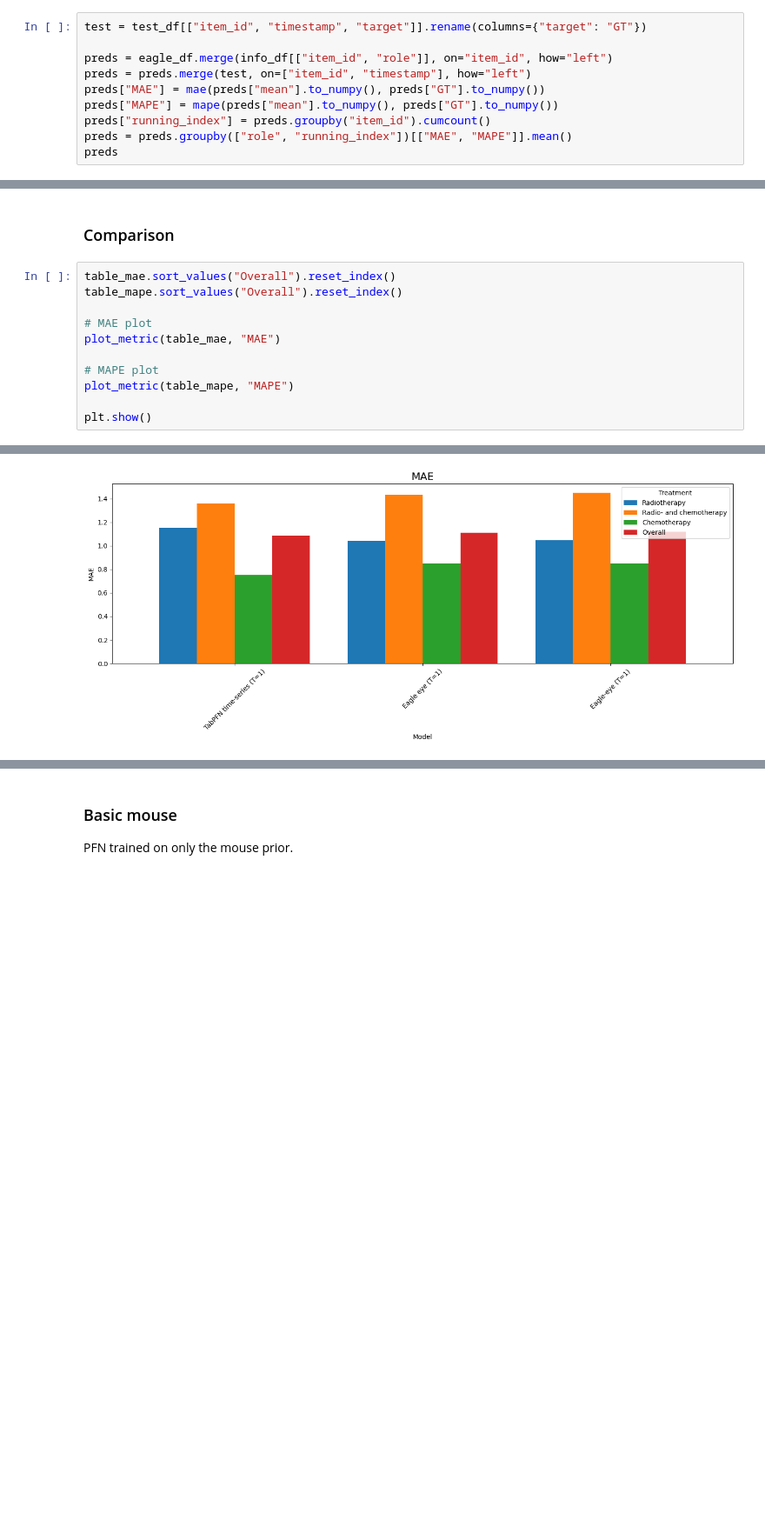
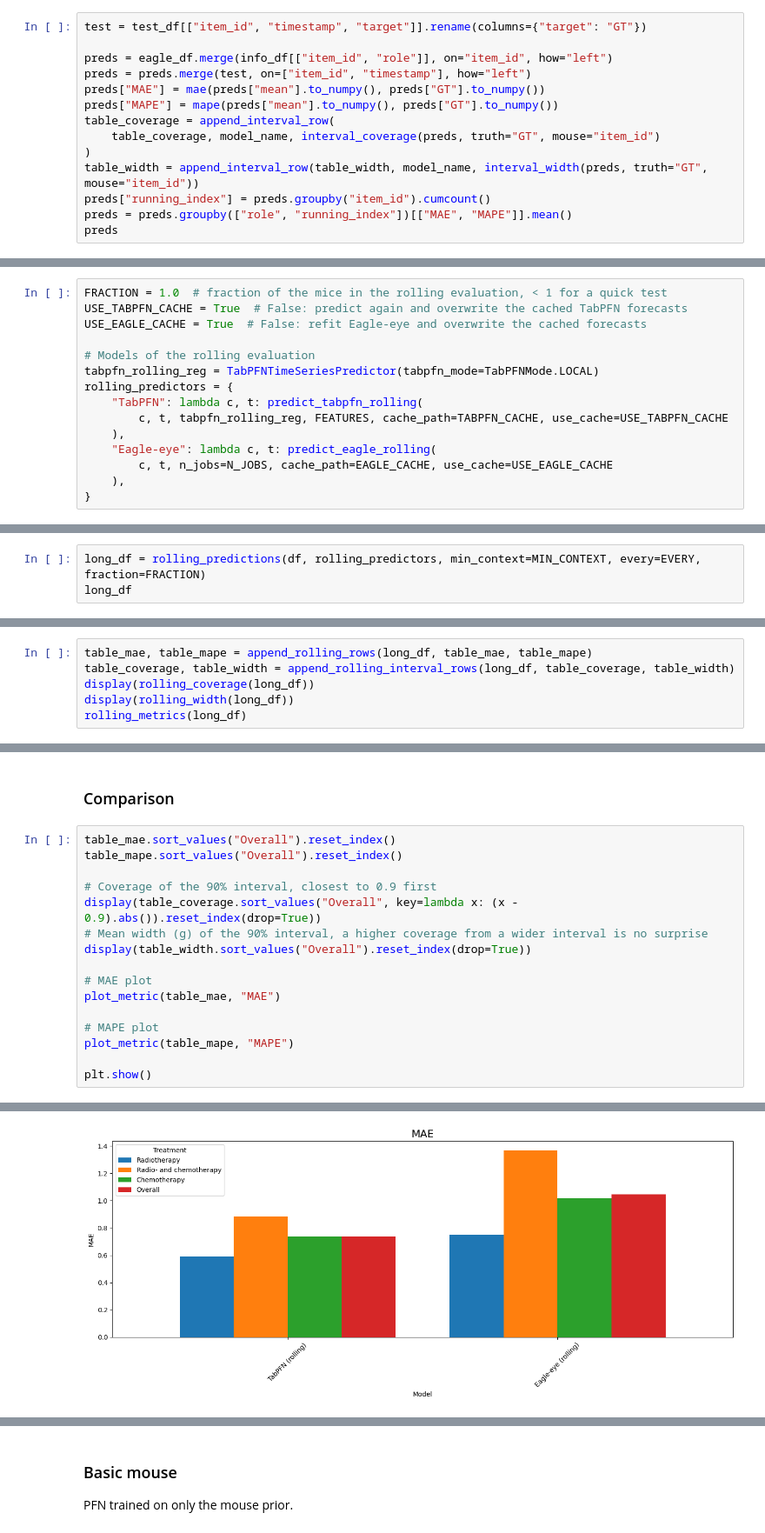
Before and after one commit to UKEIAM/TFM-mouse, a Jupyter notebook: notebooks/mouse.ipynb, the cells around one changed output, grey strips where cells are left out. Shown at 87% size. Cells and saved outputs as stored; diff of their text form; blank space fills up the shorter version.

Commit message:
Added rolling evaluation, i.e. evaluation over the complete life of the mice.

```diff
--- a/notebooks/mouse.ipynb
+++ b/notebooks/mouse.ipynb
@@ -297,6 +255,10 @@ preds = eagle_df.merge(info_df[["item_id", "role"]], on="item_id", how="left")
 preds = preds.merge(test, on=["item_id", "timestamp"], how="left")
 preds["MAE"] = mae(preds["mean"].to_numpy(), preds["GT"].to_numpy())
 preds["MAPE"] = mape(preds["mean"].to_numpy(), preds["GT"].to_numpy())
+table_coverage = append_interval_row(
+    table_coverage, model_name, interval_coverage(preds, truth="GT", mouse="item_id")
+)
+table_width = append_interval_row(table_width, model_name, interval_width(preds, truth="GT", mouse="item_id"))
 preds["running_index"] = preds.groupby("item_id").cumcount()
 preds = preds.groupby(["role", "running_index"])[["MAE", "MAPE"]].mean()
 preds
@@ -358,0 +318,15 @@ plt.show()
+# %%
+FRACTION = 1.0  # fraction of the mice in the rolling evaluation, < 1 for a quick test
+USE_TABPFN_CACHE = True  # False: predict again and overwrite the cached TabPFN forecasts
+USE_EAGLE_CACHE = True  # False: refit Eagle-eye and overwrite the cached forecasts
+
+# Models of the rolling evaluation
+tabpfn_rolling_reg = TabPFNTimeSeriesPredictor(tabpfn_mode=TabPFNMode.LOCAL)
+rolling_predictors = {
+    "TabPFN": lambda c, t: predict_tabpfn_rolling(
+        c, t, tabpfn_rolling_reg, FEATURES, cache_path=TABPFN_CACHE, use_cache=USE_TABPFN_CACHE
+    ),
+    "Eagle-eye": lambda c, t: predict_eagle_rolling(
+        c, t, n_jobs=N_JOBS, cache_path=EAGLE_CACHE, use_cache=USE_EAGLE_CACHE
+    ),
+}
@@ -358,0 +355,3 @@ plt.show()
+# %%
+long_df = rolling_predictions(df, rolling_predictors, min_context=MIN_CONTEXT, every=EVERY, fraction=FRACTION)
+long_df
@@ -358,0 +375,6 @@ plt.show()
+# %%
+table_mae, table_mape = append_rolling_rows(long_df, table_mae, table_mape)
+table_coverage, table_width = append_rolling_interval_rows(long_df, table_coverage, table_width)
+display(rolling_coverage(long_df))
+display(rolling_width(long_df))
+rolling_metrics(long_df)
@@ -361,6 +415,11 @@ plt.show()
 # %%
 table_mae.sort_values("Overall").reset_index()
 table_mape.sort_values("Overall").reset_index()
+
+# Coverage of the 90% interval, closest to 0.9 first
+display(table_coverage.sort_values("Overall", key=lambda x: (x - 0.9).abs()).reset_index(drop=True))
+# Mean width (g) of the 90% interval, a higher coverage from a wider interval is no surprise
+display(table_width.sort_values("Overall").reset_index(drop=True))
 
 # MAE plot
 plot_metric(table_mae, "MAE")
@@ -373 +438 @@ plt.show()
-[figure, old version]
+[figure, new version]
```
Also changed, not shown: parts of 35 cells of this notebook, 3 other files.
